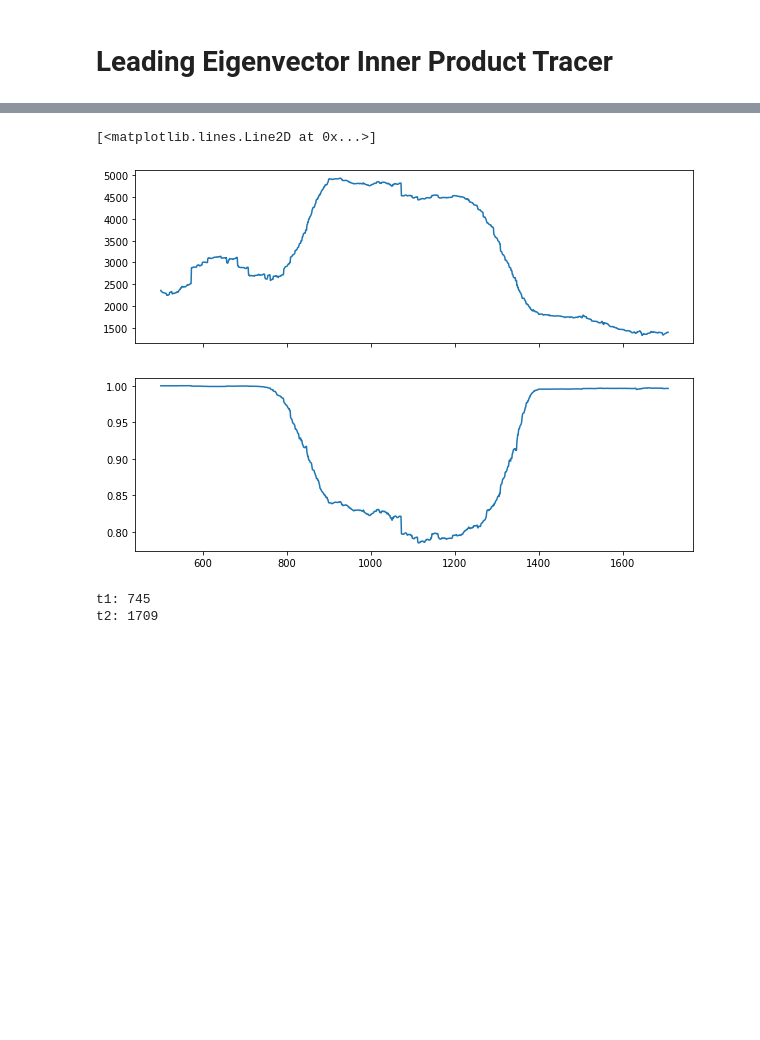
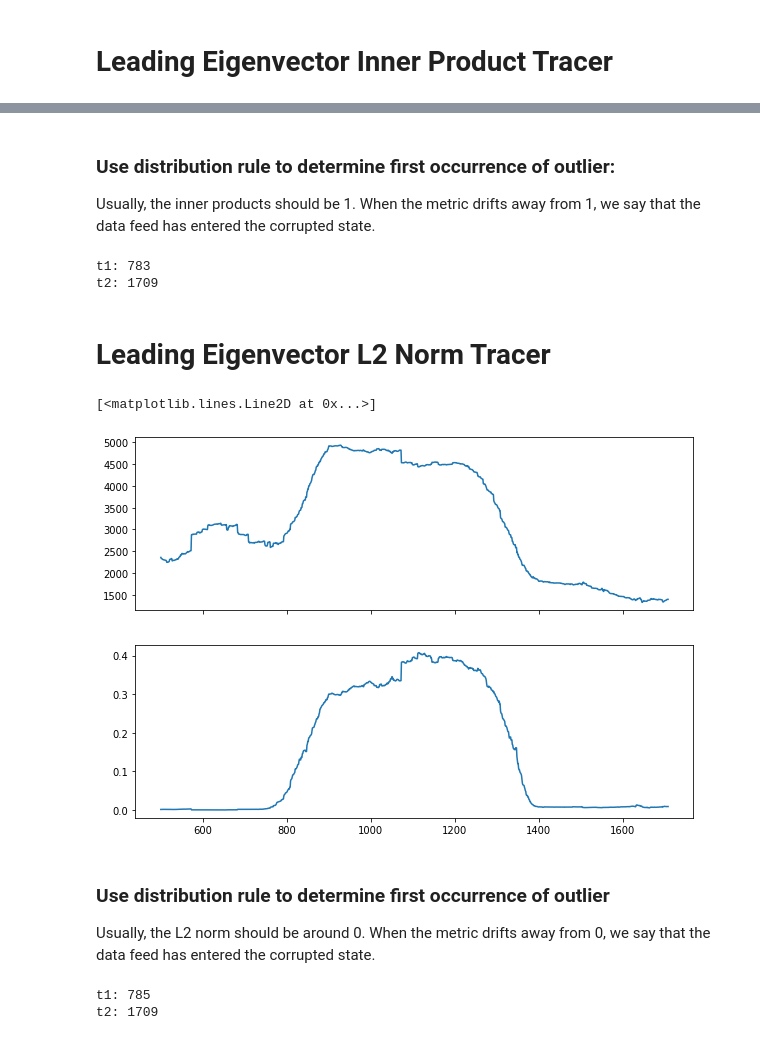
Before and after one commit to rl3279/2023_ieor4500, a Jupyter notebook: data_corruption/data_corruption.ipynb, the cells around one changed output, grey strips where cells are left out. Saved outputs shown, nothing was run; the diff lists cells and outputs as text; code cells hidden in the pictures; blank space fills up the shorter version.

```diff
--- a/data_corruption/data_corruption.ipynb
+++ b/data_corruption/data_corruption.ipynb
@@ -112,19 +121,56 @@ for i in range(0, T-w, dt):
+# %% [markdown]
+### Use distribution rule to determine first occurrence of outlier:
+
+Usually, the inner products should be 1. When the metric drifts away from 1, we say that the data feed has entered the corrupted state.
+# %%
+# forward and backward reference
+
+baseline_1 = innerprods[:300]
+baseline_2 = innerprods[:-300]
+
+# use 99% confidence
+k = 2.33
+
+# forward and backward first occurrence
+thresh_1 = baseline_1.mean() - k * baseline_1.std()
+thresh_2 = baseline_2.mean() - k * baseline_2.std()
+print("t1:", (innerprods<thresh_1).argmax() + 500)
+print("t2:", T - (innerprods[::-1] < thresh_2).argmax())
+# %% [output]
+t1: 783
+t2: 1709
+# %% [markdown]
+# Leading Eigenvector L2 Norm Tracer
+# %%
+key = 141
+
+l2 = ((vecs - vecs[key])**2).sum(axis = 1)[:T-w]
 # %%
 fig, ax = plt.subplots(2,1,figsize = [10,7], sharex=True)
 
 ax[0].plot(np.arange(w, T, dt), eigs[eigs!=0])
-ax[1].plot(np.arange(w, T, dt), innerprods)
+ax[1].plot(np.arange(w, T, dt), l2)
 # %% [output]
 [<matplotlib.lines.Line2D at 0x...>]
-[figure, old version]
+[figure, new version]
+# %% [markdown]
+### Use distribution rule to determine first occurrence of outlier
+
+Usually, the L2 norm should be around 0. When the metric drifts away from 0, we say that the data feed has entered the corrupted state.
 # %%
-baseline_1 = innerprods[:200]
-baseline_2 = innerprods[:-200]
-k = 2.67
-thresh_1 = baseline_1.mean() - k * baseline_1.std()
-thresh_2 = baseline_2.mean() - k * baseline_2.std()
-print("t1:", (innerprods<thresh_1).argmax() + 500)
-print("t2:", T - (innerprods[::-1] < thresh_2).argmax())
+# forward and backward reference
+
+baseline_1 = l2[:300]
+baseline_2 = l2[:-300]
+
+# use 95% confidence
+k = 2.33
+
+# forward and backward first occurrence
+thresh_1 = baseline_1.mean() + k * baseline_1.std()
+thresh_2 = baseline_2.mean() + k * baseline_2.std()
+print("t1:", (l2 > thresh_1).argmax() + 500)
+print("t2:", T - (l2[::-1] > thresh_2).argmax())
 # %% [output]
-t1: 745
+t1: 785
 t2: 1709
```
Also changed, not shown: parts of 3 cells of this notebook.
